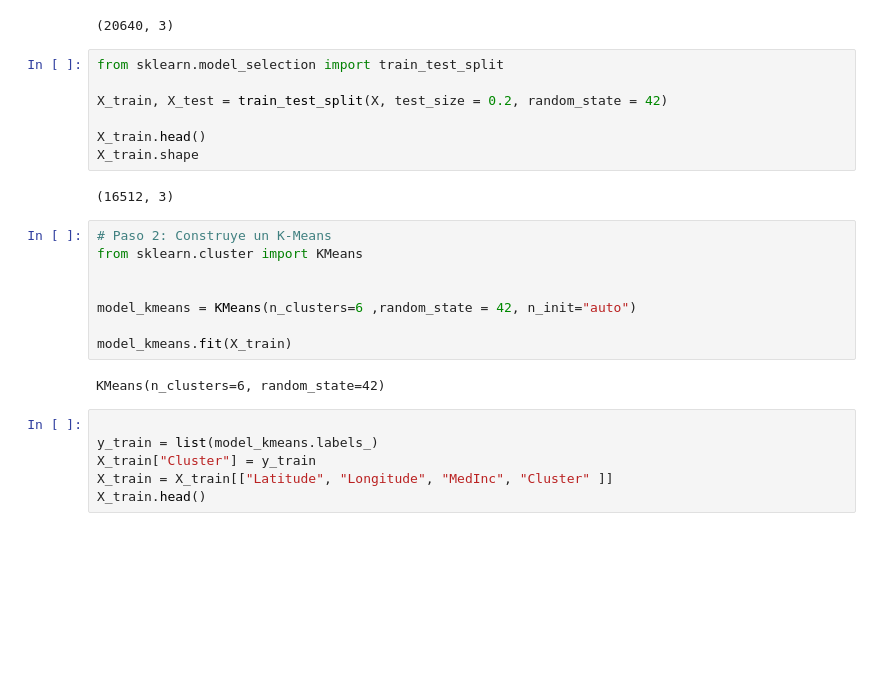
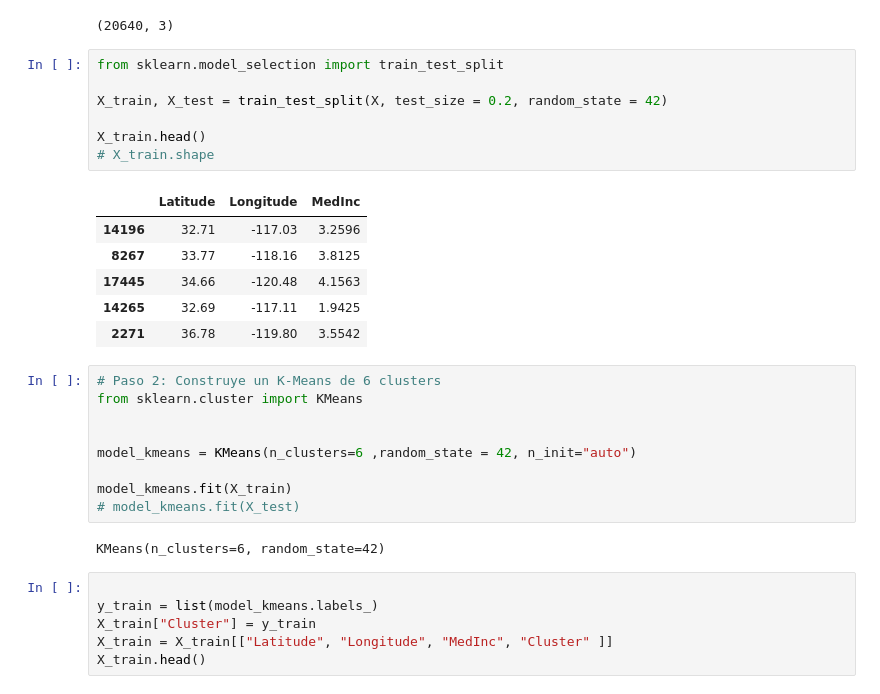
Before and after one commit to amalia1501/Proyecto-Tutorial-K-Medias, a Jupyter notebook: src/explore.ipynb, the cells around one changed output. Saved outputs shown, nothing was run; the diff lists cells and outputs as text; blank space fills up the shorter version.

```diff
--- a/src/explore.ipynb
+++ b/src/explore.ipynb
@@ -26,20 +26,26 @@ X.shape
 # %%
 from sklearn.model_selection import train_test_split
 
 X_train, X_test = train_test_split(X, test_size = 0.2, random_state = 42)
 
 X_train.head()
-X_train.shape
+# X_train.shape
 # %% [output]
-(16512, 3)
+|  | Latitude | Longitude | MedInc |
+| 14196 | 32.71 | -117.03 | 3.2596 |
+| 8267 | 33.77 | -118.16 | 3.8125 |
+| 17445 | 34.66 | -120.48 | 4.1563 |
+| 14265 | 32.69 | -117.11 | 1.9425 |
+| 2271 | 36.78 | -119.80 | 3.5542 |
 # %%
-# Paso 2: Construye un K-Means
+# Paso 2: Construye un K-Means de 6 clusters
 from sklearn.cluster import KMeans
 
 
 model_kmeans = KMeans(n_clusters=6 ,random_state = 42, n_init="auto")
 
 model_kmeans.fit(X_train)
+# model_kmeans.fit(X_test)
 # %% [output]
 KMeans(n_clusters=6, random_state=42)
 # %%
```
Also changed, not shown: parts of 4 cells of this notebook.
